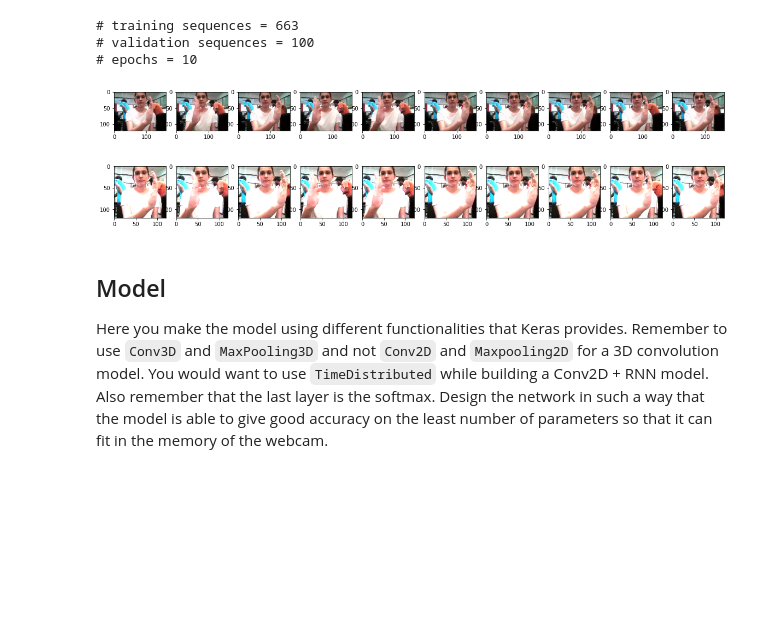
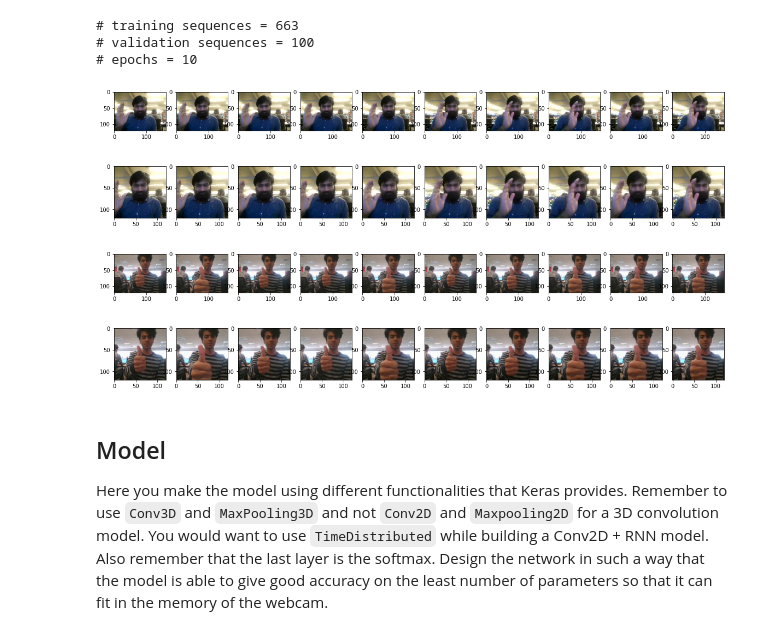
Before and after one commit to heman2402/Gesture-Recognition, a Jupyter notebook: Gesture_Recognition_Final.ipynb, the cells around one changed output. Cells and saved outputs as stored; diff of their text form; code cells hidden in the pictures; blank space fills up the shorter version.

```diff
--- a/Gesture_Recognition_Final.ipynb
+++ b/Gesture_Recognition_Final.ipynb
@@ -61,6 +81,6 @@ data_train = pathlib.Path("/content/drive/MyDrive/GestureRecognition/")
 # %%
-train_doc = np.random.permutation(open("/content/drive/MyDrive/GestureRecognition/train.csv").readlines())
-val_doc = np.random.permutation(open("/content/drive/MyDrive/GestureRecognition/val.csv").readlines())
+train_doc = np.random.permutation(open("/content/drive/MyDrive/Colab Notebooks/Gesture-Recognition/Project_data/train.csv").readlines())
+val_doc = np.random.permutation(open("/content/drive/MyDrive/Colab Notebooks/Gesture-Recognition/Project_data/val.csv").readlines())
 batch_size =10 #experiment with the batch size
 # %%
 # Train and Validate data creator with ablation
@@ -189,13 +225,14 @@ Note here that a video is represented above in the generator as (number of image
 # %%
 curr_dt_time = datetime.datetime.now()
 
-train_path = pathlib.Path("/content/drive/MyDrive/GestureRecognition/train")
-val_path = pathlib.Path("/content/drive/MyDrive/GestureRecognition/val")
+train_path = pathlib.Path("/content/drive/MyDrive/Colab Notebooks/Gesture-Recognition/Project_data/train")
+val_path = pathlib.Path("/content/drive/MyDrive/Colab Notebooks/Gesture-Recognition/Project_data/val")
 
 #multiply number train seq by 2 when using augmentation
 multiplier = 1
 if enable_augmentation:
     multiplier = 2
+
 num_train_sequences = len(train_doc)*multiplier
 print('# training sequences =', num_train_sequences)
 
@@ -210,10 +247,11 @@ print ('# epochs =', num_epochs)
 # epochs = 10
 # %%
 # testing generative
-test_gen = generator(train_path, train_doc, 1, is_train = True, augmention = True, debug = True)
+test_gen = generator(train_path, train_doc, 2, is_train = True, augmention = True, debug = True)
 d = next(test_gen)[0]
 # %% [output]
-[figure, old version]
+[figure, new version]
+[figure, added]
 # %% [markdown]
 ## Model
 Here you make the model using different functionalities that Keras provides. Remember to use `Conv3D` and `MaxPooling3D` and not `Conv2D` and `Maxpooling2D` for a 3D convolution model. You would want to use `TimeDistributed` while building a Conv2D + RNN model. Also remember that the last layer is the softmax. Design the network in such a way that the model is able to give good accuracy on the least number of parameters so that it can fit in the memory of the webcam.
```
Also changed, not shown: parts of 33 cells of this notebook.
